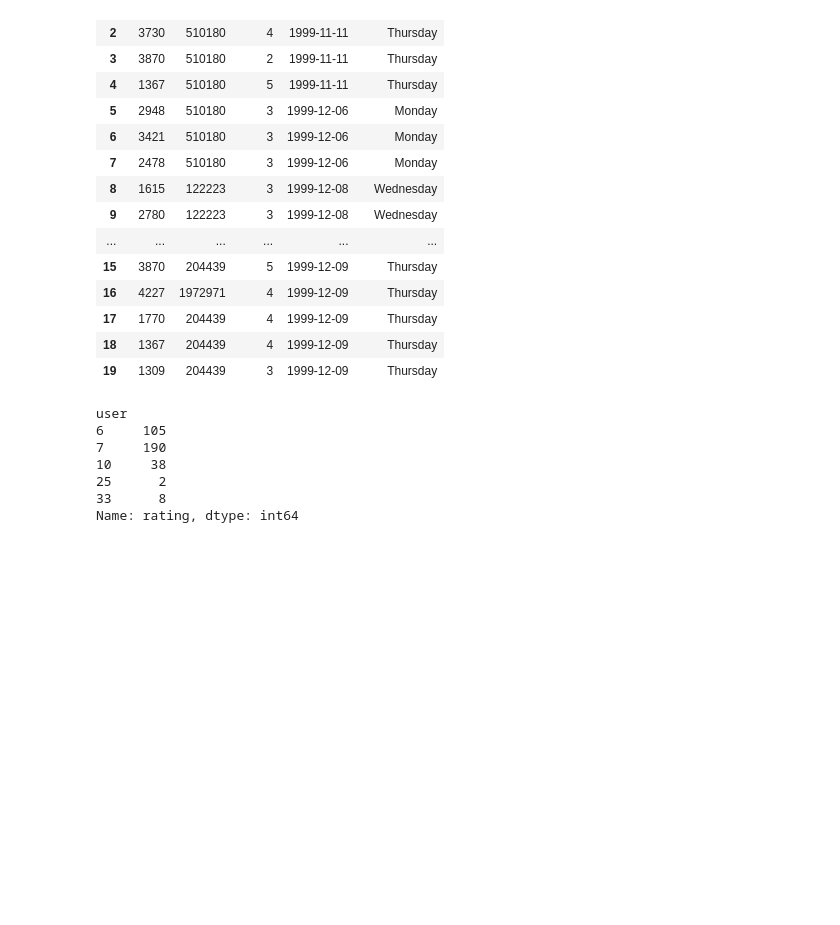
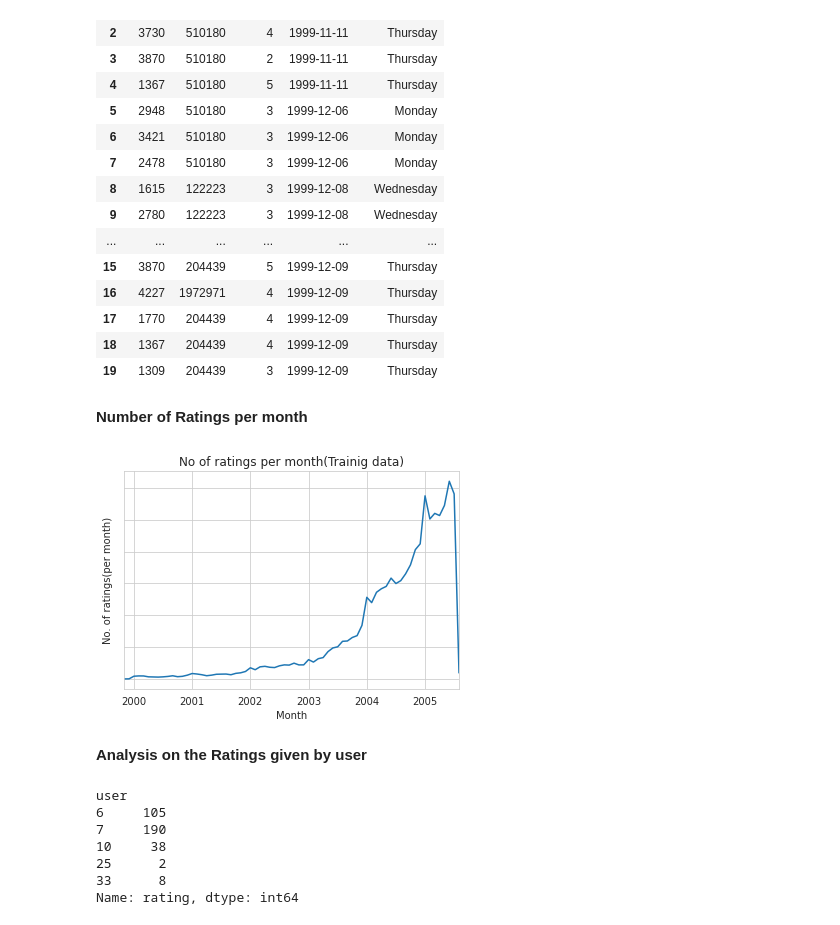
Before and after one commit to AnilKumar-06/Movie-Recommandation, a Jupyter notebook: NetflixRecommandationSystem.ipynb, the cells around one changed output. Drawn from its saved outputs; the diff is of its cells as text; code cells hidden in the pictures; blank space fills up the shorter version.

```diff
--- a/NetflixRecommandationSystem.ipynb
+++ b/NetflixRecommandationSystem.ipynb
@@ -209,6 +298,19 @@ train_df.head(20)
 | 17 | 1770 | 204439 | 4 | 1999-12-09 | Thursday |
 | 18 | 1367 | 204439 | 4 | 1999-12-09 | Thursday |
 | 19 | 1309 | 204439 | 3 | 1999-12-09 | Thursday |
+# %% [markdown]
+**Number of Ratings per month**
+# %%
+ax = train_df.resample('m', on='date')['rating'].count().plot()
+ax.set_title('No of ratings per month(Trainig data)')
+plt.xlabel('Month')
+plt.ylabel('No. of ratings(per month)')
+ax.set_yticklabels([human(item, 'M') for item in ax.get_yticks()])
+plt.show()
+# %% [output]
+[figure, added]
+# %% [markdown]
+**Analysis on the Ratings given by user**
 # %%
 no_of_rated_movies_per_user = train_df.groupby(by='user')['rating'].count()
 no_of_rated_movies_per_user.head()
```
Also changed, not shown: parts of 64 cells of this notebook.
